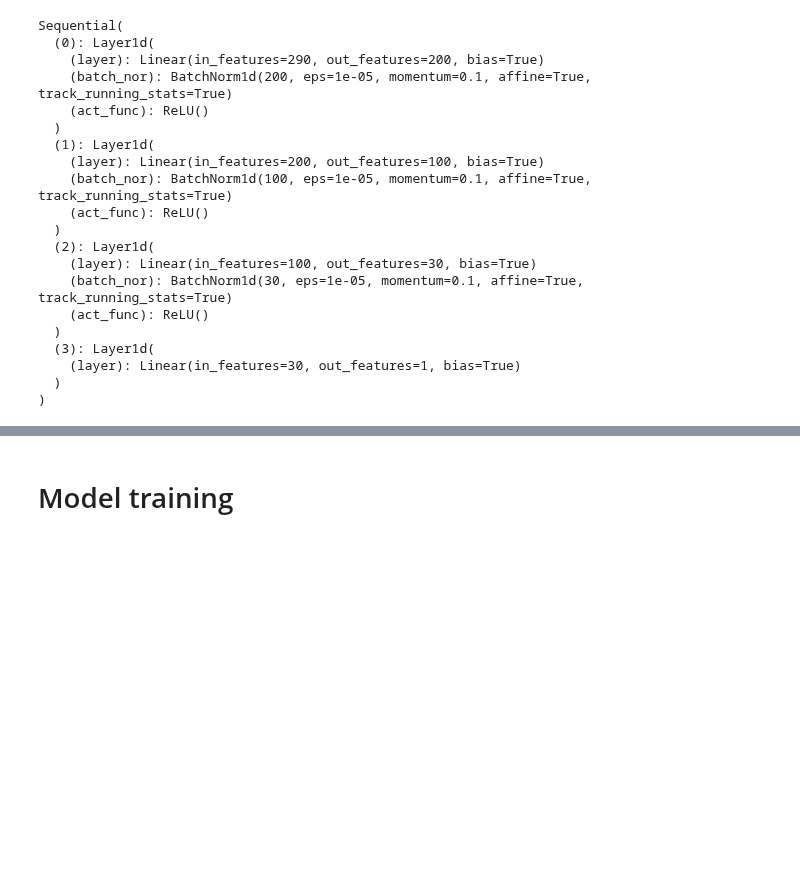
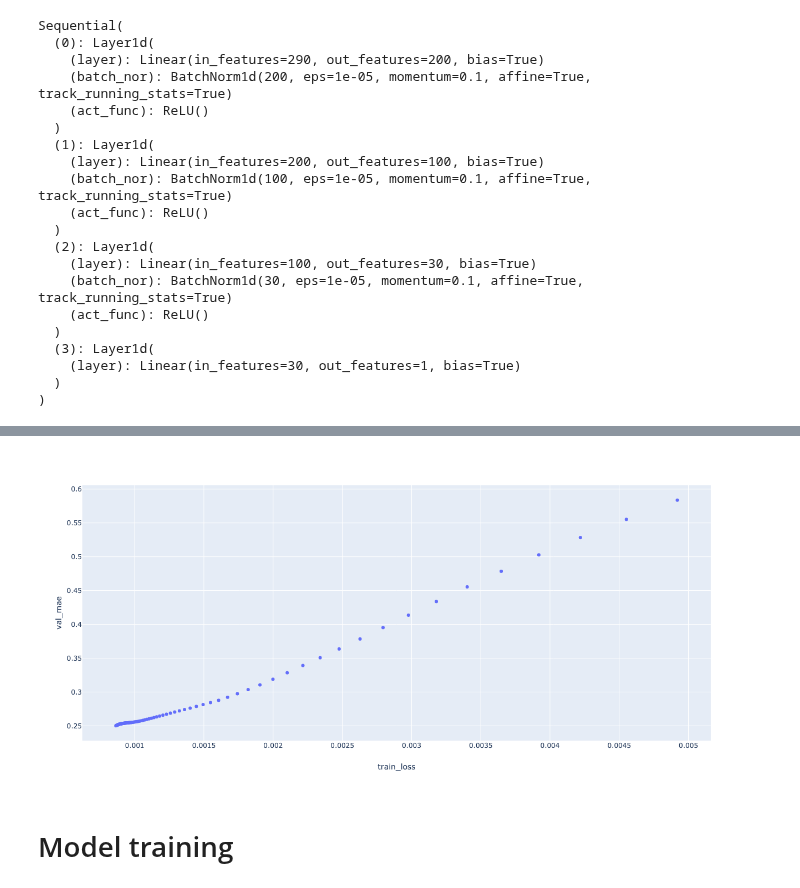
Before and after one commit to yoshida-lab/XenonPy, a Jupyter notebook: samples/build_nn_model.ipynb, the cells around one changed output, grey strips where cells are left out. Saved outputs shown, nothing was run; the diff lists cells and outputs as text; code cells hidden in the pictures; blank space fills up the shorter version.

```diff
--- a/samples/build_nn_model.ipynb
+++ b/samples/build_nn_model.ipynb
@@ -76,0 +60,35 @@ Sequential(
+# %%
+x = np.linspace(-1, 1, 100)
+y = np.power(x_val, 2) + 0.2 * np.random.rand(x_val.size)
+
+x_val = np.linspace(-1, 1, 100)
+y_val = np.power(x_val, 2) + 0.2 * np.random.rand(x_val.size)
+# %%
+class Net(torch.nn.Module):
+    def __init__(self, n_feature, n_hidden, n_output):
+        super(Net, self).__init__()
+        self.hidden = torch.nn.Linear(n_feature, n_hidden)   # hidden layer
+        self.predict = torch.nn.Linear(n_hidden, n_output)   # output layer
+
+    def forward(self, x):
+        x = F.relu(self.hidden(x))      # activation function for hidden layer
+        x = self.predict(x)             # linear output
+        return x
+# %%
+torch.manual_seed(1)
+
+trainer = Trainer(
+    model=Net(n_feature=1, n_hidden=10, n_output=1),
+    optimizer=SGD(),
+    loss_func=MSELoss(),
+    epochs=100
+)
+
+trainer.extend(
+    TensorConverter(),
+    Validator(
+        x_val=x_val,
+        y_val=y_val,
+        metrics_func=regression_metrics),
+)
+trainer
@@ -77,3 +112,10 @@ Sequential(
+# %%
+trainer.fit(x, y)
+# %%
+fig = px.scatter(trainer.step_info, x='train_loss', y='val_mae')
+fig.show()
+# %% [output]
+[figure, added]
 # %% [markdown]
 # Model training
 # %%
```
Also changed, not shown: parts of 15 cells of this notebook, 12 other files.
